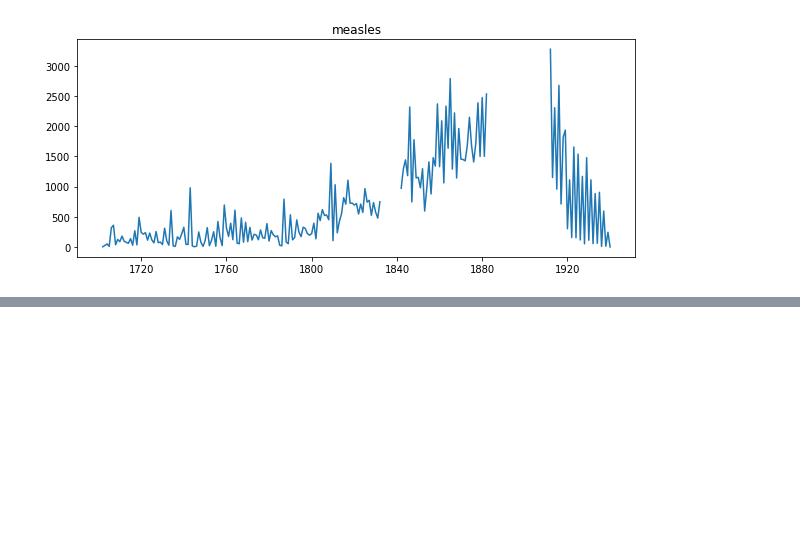
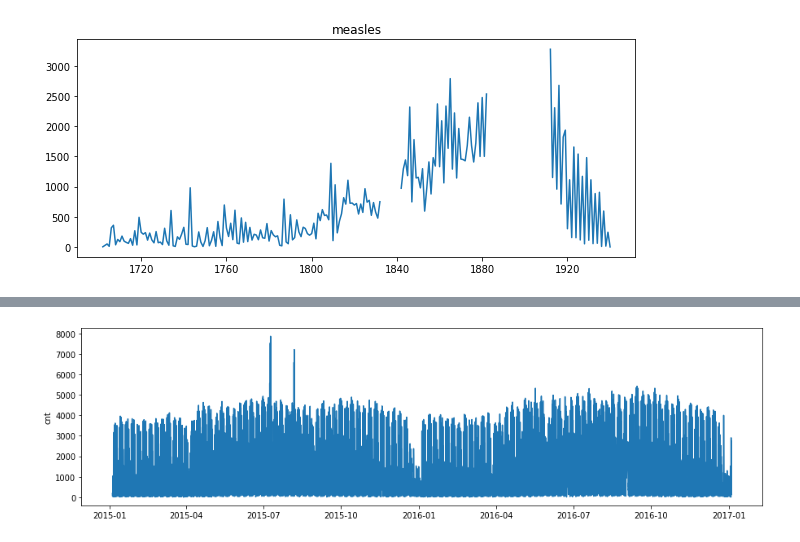
Before and after one commit to Rogerio-mack/Temporal, a Jupyter notebook: data_sources.ipynb, the cells around one changed output, grey strips where cells are left out. Saved outputs shown, nothing was run; the diff lists cells and outputs as text; code cells hidden in the pictures; blank space fills up the shorter version.

```diff
--- a/data_sources.ipynb
+++ b/data_sources.ipynb
@@ -1871,0 +1919,6 @@ plt.show()
+# %%
+df = pd.read_csv('/content/london_merged.csv')
+df.index = pd.to_datetime(df.timestamp)
+df.index.name = ''
+display( df.head() )
+print(df.shape)
@@ -1871,0 +1934,8 @@ plt.show()
+# %%
+plt.figure(figsize=(15,4))
+
+sns.lineplot(x=df.index, y='cnt', data=df)
+
+plt.show()
+# %% [output]
+[figure, added]
```
Also changed, not shown: parts of 17 cells of this notebook.
